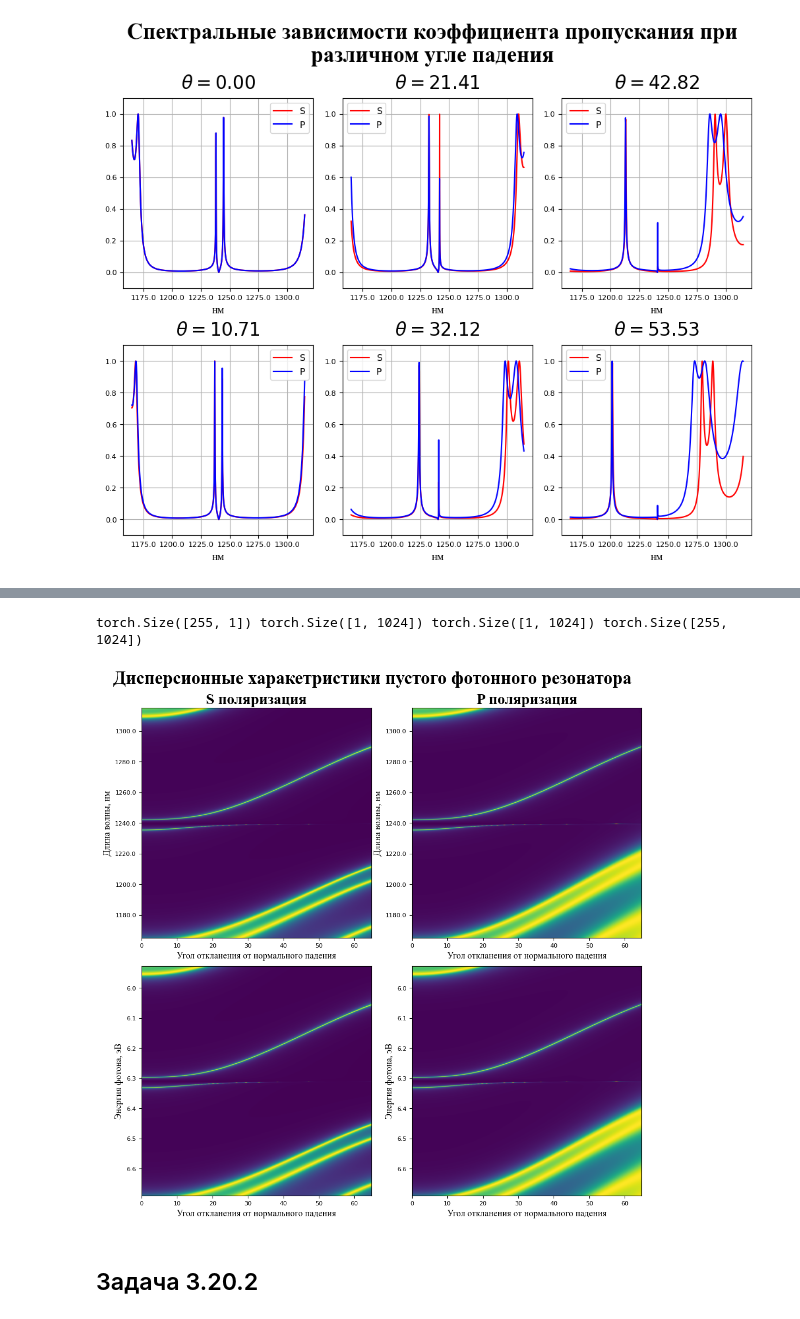
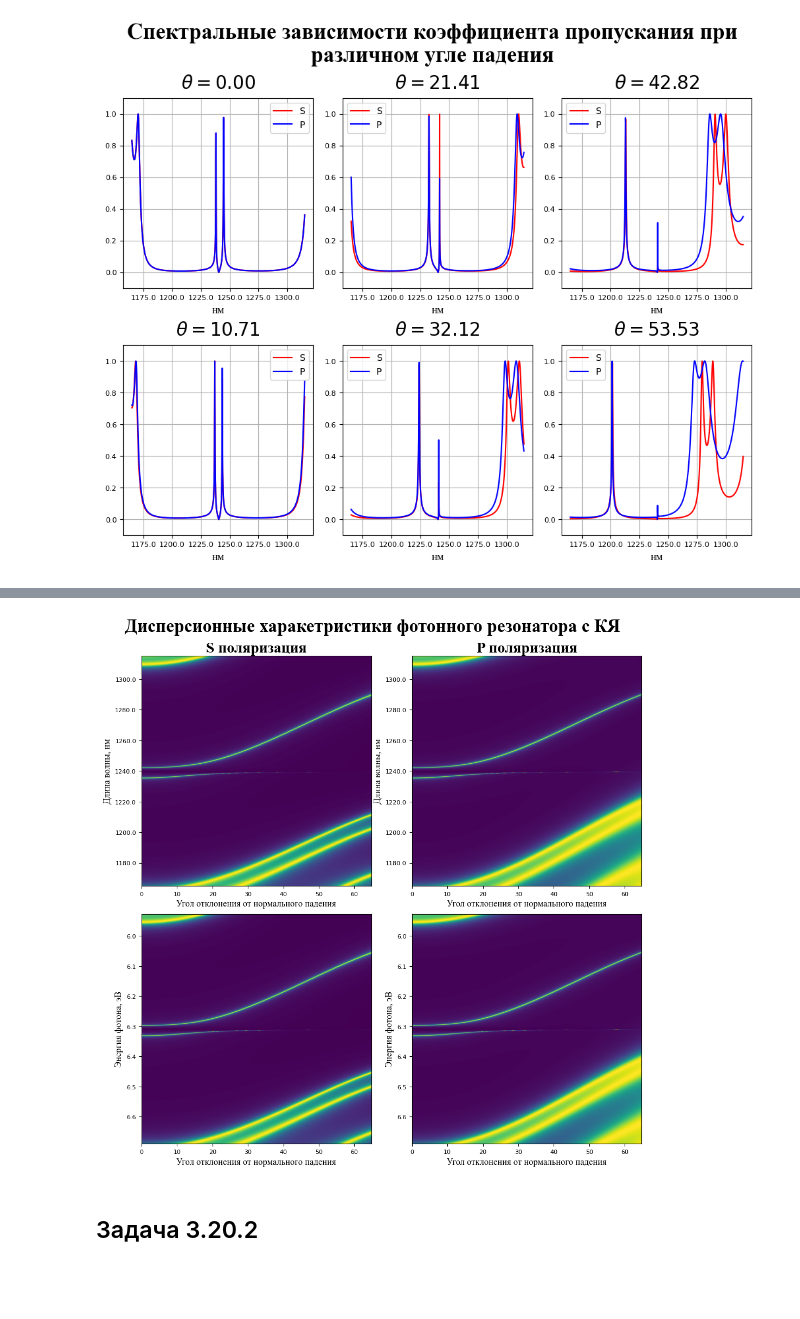
Before and after one commit to Belashov641618/NumericalsRSNO, a Jupyter notebook: Ex3.ipynb, the cells around one changed output, grey strips where cells are left out. Saved outputs shown, nothing was run; the diff lists cells and outputs as text; code cells hidden in the pictures; blank space fills up the shorter version.

```diff
--- a/Ex3.ipynb
+++ b/Ex3.ipynb
@@ -303,45 +328,43 @@ plot.show()
 # %%
 transition_S, transition_P = crystal_S.transition, crystal_P.transition
+
 omega = 2*torch.pi*3.0E+8/wavelength
 energy = 4.135E-15*omega
 energy_formatter, energy_unit = engineering.separatedformatter(energy.max().item(),'эВ')
-
-print(theta.shape, energy.shape, wavelength.shape, transition_S.shape)
 
 plot = TiledPlot(10,None)
 plot.FontLibrary = FontLibrary
 plot.pad.graph.vertical(0.1)
 plot.pad.graph.horizontal(0.05)
 plot.pad.title(0.1)
-plot.title("Дисперсионные харакетристики пустого фотонного резонатора")
+plot.title("Дисперсионные харакетристики фотонного резонатора с КЯ")
 
 plot.description.column.top("S поляризация", 0)
 axes = plot.axes.add(0,0)
 axes.imshow(transition_S.abs().cpu().T, aspect="auto", extent=[torch.rad2deg(theta[0,0]),torch.rad2deg(theta[-1,0]),wavelength[0,0],wavelength[0,-1]])
 axes.yaxis.set_major_formatter(wl_formatter)
 plot.graph.label.y(f"Длина волны, {wl_unit}")
-plot.graph.label.x("Угол откланения от нормального падения")
+plot.graph.label.x("Угол отклонения от нормального падения")
 axes = plot.axes.add(0,1)
 axes.imshow(transition_S.abs().cpu().T, aspect="auto", extent=[torch.rad2deg(theta[0,0]),torch.rad2deg(theta[-1,0]),energy[0,0],energy[0,-1]])
 axes.yaxis.set_major_formatter(energy_formatter)
 plot.graph.label.y(f"Энергия фотона, {energy_unit}")
-plot.graph.label.x("Угол откланения от нормального падения")
+plot.graph.label.x("Угол отклонения от нормального падения")
 
 plot.description.column.top("P поляризация", 1)
 axes = plot.axes.add(1,0)
 axes.imshow(transition_P.abs().cpu().T, aspect="auto", extent=[torch.rad2deg(theta[0,0]),torch.rad2deg(theta[-1,0]),wavelength[0,0],wavelength[0,-1]])
 axes.yaxis.set_major_formatter(wl_formatter)
 plot.graph.label.y(f"Длина волны, {wl_unit}")
-plot.graph.label.x("Угол откланения от нормального падения")
+plot.graph.label.x("Угол отклонения от нормального падения")
 axes = plot.axes.add(1,1)
 axes.imshow(transition_P.abs().cpu().T, aspect="auto", extent=[torch.rad2deg(theta[0,0]),torch.rad2deg(theta[-1,0]),energy[0,0],energy[0,-1]])
 axes.yaxis.set_major_formatter(energy_formatter)
 plot.graph.label.y(f"Энергия фотона, {energy_unit}")
-plot.graph.label.x("Угол откланения от нормального падения")
+plot.graph.label.x("Угол отклонения от нормального падения")
 
 plot.show()
 # %% [output]
-torch.Size([255, 1]) torch.Size([1, 1024]) torch.Size([1, 1024]) torch.Size([255, 1024])
-[figure, old version]
+[figure, new version]
 # %% [markdown]
 ## Задача 3.20.2
```
Also changed, not shown: parts of 2 cells of this notebook.
